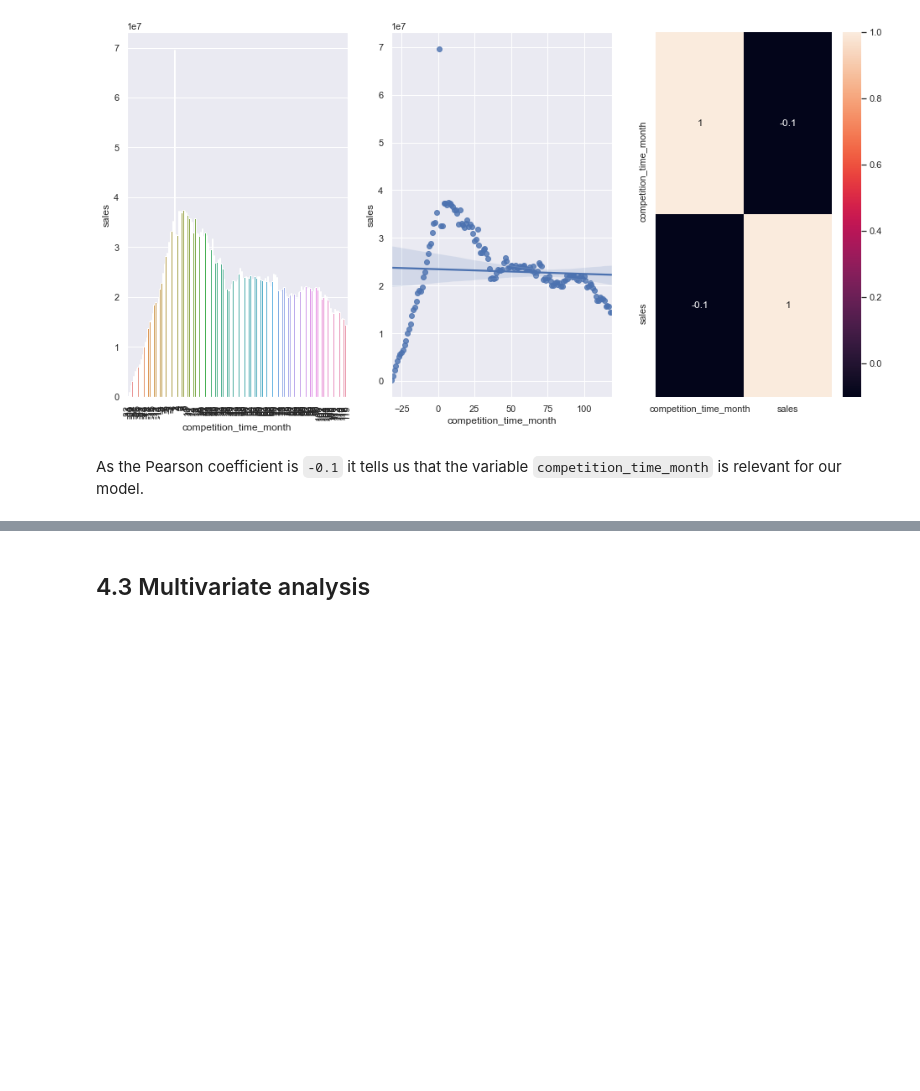
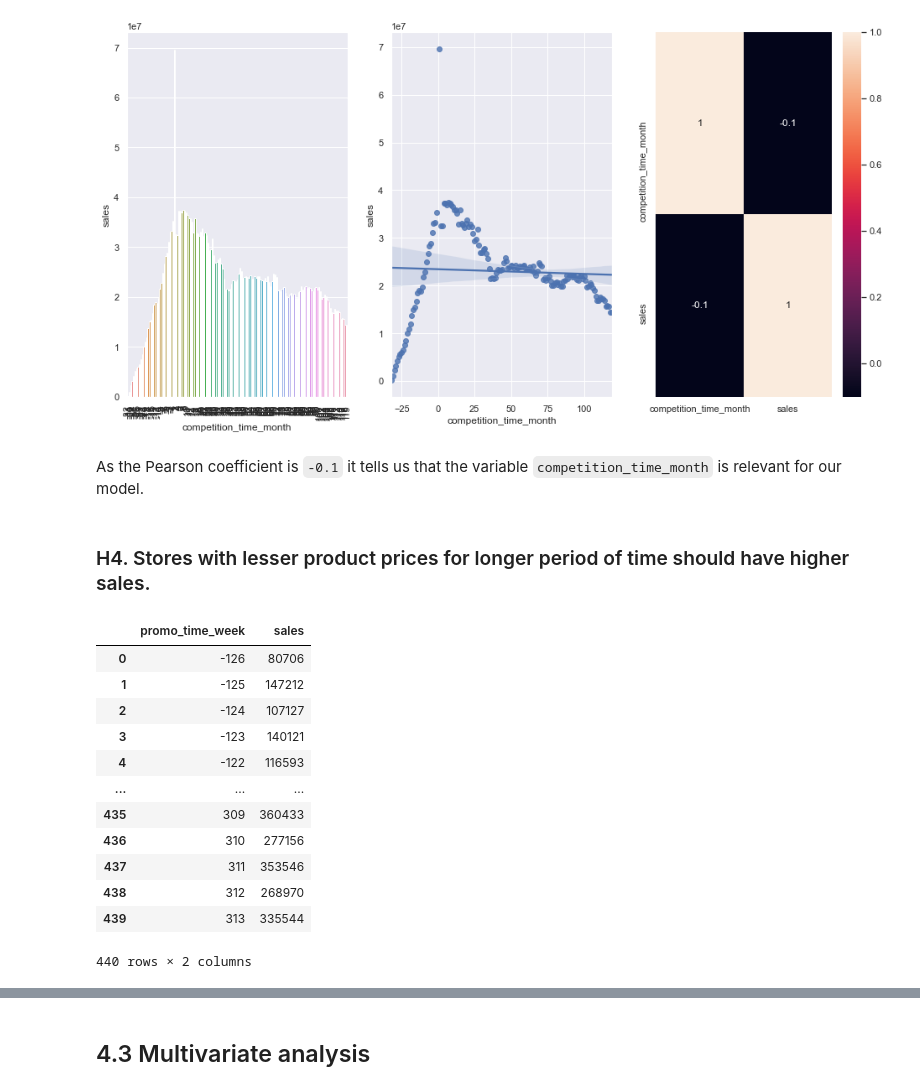
Before and after one commit to brunokatekawa/Curso_DS_Prod, a Jupyter notebook: m04_v01_store_sales_prediction.ipynb, the cells around one changed output, grey strips where cells are left out. Cells and saved outputs as stored; diff of their text form; code cells hidden in the pictures; blank space fills up the shorter version.

```diff
--- a/m04_v01_store_sales_prediction.ipynb
+++ b/m04_v01_store_sales_prediction.ipynb
@@ -22,6 +22,9 @@ sns.set_palette("Accent")
 
 # setting matplolit inline
 %matplotlib inline
+
+# set max columns do be displayed
+pd.set_option("display.max_columns", 100)
 # %% [markdown]
 ## 0.2 Loading dada
 # %%
@@ -1282,3 +1294,23 @@ plt.show()
 [figure]
 # %% [markdown]
 As the Pearson coefficient is `-0.1` it tells us that the variable `competition_time_month` is relevant for our model.
+# %% [markdown]
+### H4. Stores with lesser product prices for longer period of time should have higher sales.
+# %%
+# getting how many sales based on how long a promotion was active
+aux1 = df4[['promo_time_week','sales']].groupby('promo_time_week').sum().reset_index()
+aux1
+# %% [output]
+|  | promo_time_week | sales |
+| 0 | -126 | 80706 |
+| 1 | -125 | 147212 |
+| 2 | -124 | 107127 |
+| 3 | -123 | 140121 |
+| 4 | -122 | 116593 |
+| ... | ... | ... |
+| 435 | 309 | 360433 |
+| 436 | 310 | 277156 |
+| 437 | 311 | 353546 |
+| 438 | 312 | 268970 |
+| 439 | 313 | 335544 |
+440 rows × 2 columns
```
Also changed, not shown: parts of 16 cells of this notebook.
